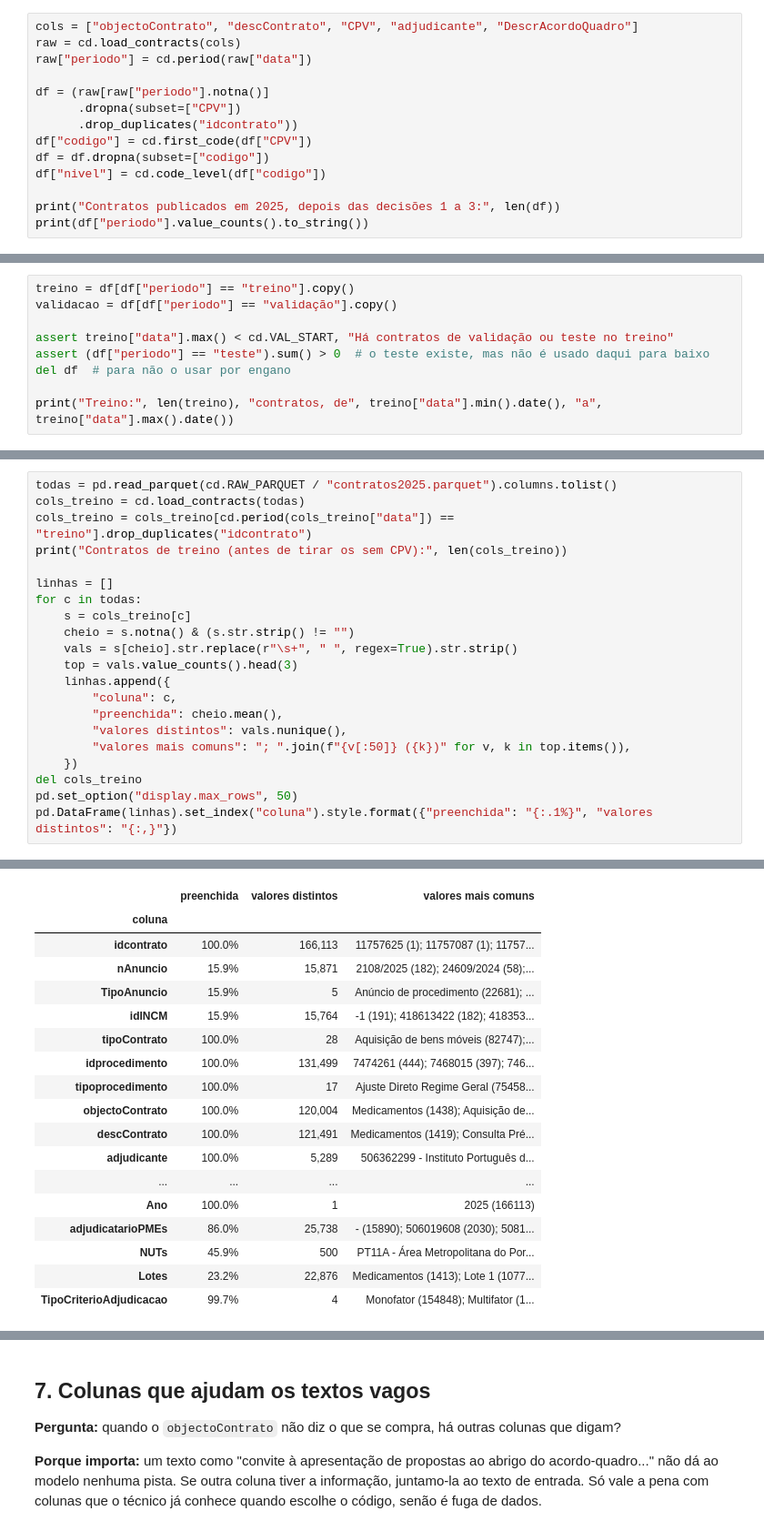
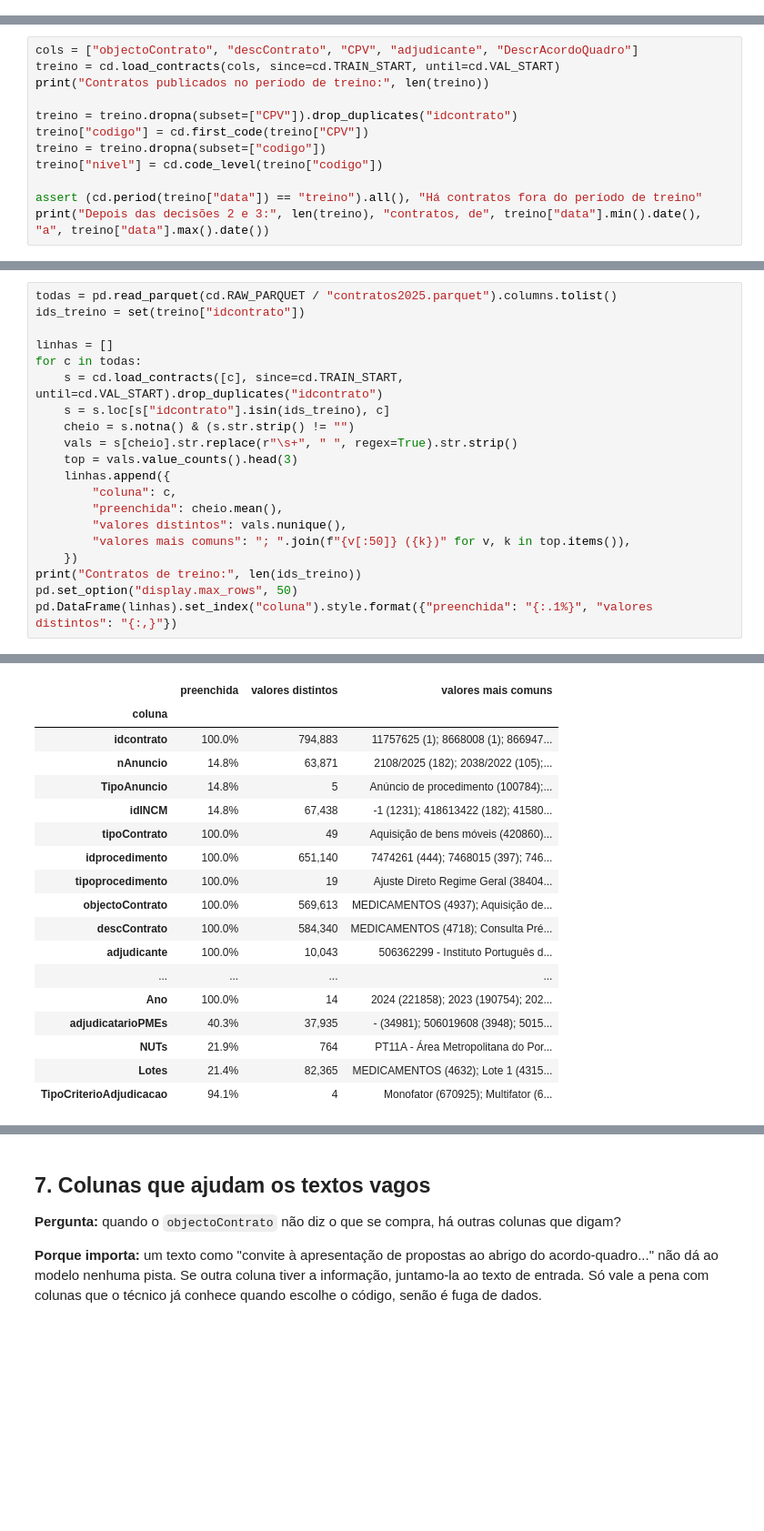
Before and after one commit to ricardoo022/cpv-portal-base, a Jupyter notebook: notebooks/01_exploracao.ipynb, the cells around one changed output, grey strips where cells are left out. Shown at 91% size. Cells and saved outputs as stored; diff of their text form; blank space fills up the shorter version.

```diff
--- a/notebooks/01_exploracao.ipynb
+++ b/notebooks/01_exploracao.ipynb
@@ -56,14 +58,0 @@ Carregar os contratos e aplicar as decisões 1 a 3 do `qualidade_dados.md`:
-# %%
-cols = ["objectoContrato", "descContrato", "CPV", "adjudicante", "DescrAcordoQuadro"]
-raw = cd.load_contracts(cols)
-raw["periodo"] = cd.period(raw["data"])
-
-df = (raw[raw["periodo"].notna()]
-      .dropna(subset=["CPV"])
-      .drop_duplicates("idcontrato"))
-df["codigo"] = cd.first_code(df["CPV"])
-df = df.dropna(subset=["codigo"])
-df["nivel"] = cd.code_level(df["codigo"])
-
-print("Contratos publicados em 2025, depois das decisões 1 a 3:", len(df))
-print(df["periodo"].value_counts().to_string())
@@ -75,0 +59,12 @@ validação     22610
+# %%
+cols = ["objectoContrato", "descContrato", "CPV", "adjudicante", "DescrAcordoQuadro"]
+treino = cd.load_contracts(cols, since=cd.TRAIN_START, until=cd.VAL_START)
+print("Contratos publicados no período de treino:", len(treino))
+
+treino = treino.dropna(subset=["CPV"]).drop_duplicates("idcontrato")
+treino["codigo"] = cd.first_code(treino["CPV"])
+treino = treino.dropna(subset=["codigo"])
+treino["nivel"] = cd.code_level(treino["codigo"])
+
+assert (cd.period(treino["data"]) == "treino").all(), "Há contratos fora do período de treino"
+print("Depois das decisões 2 e 3:", len(treino), "contratos, de", treino["data"].min().date(), "a", treino["data"].max().date())
@@ -78,9 +77,0 @@ A partir daqui só se usa `treino`. A verificação abaixo **para o notebook com
-# %%
-treino = df[df["periodo"] == "treino"].copy()
-validacao = df[df["periodo"] == "validação"].copy()
-
-assert treino["data"].max() < cd.VAL_START, "Há contratos de validação ou teste no treino"
-assert (df["periodo"] == "teste").sum() > 0  # o teste existe, mas não é usado daqui para baixo
-del df  # para não o usar por engano
-
-print("Treino:", len(treino), "contratos, de", treino["data"].min().date(), "a", treino["data"].max().date())
@@ -97,12 +86,11 @@ Os valores mais comuns ficam cortados a 50 caracteres.
 # %%
 todas = pd.read_parquet(cd.RAW_PARQUET / "contratos2025.parquet").columns.tolist()
-cols_treino = cd.load_contracts(todas)
-cols_treino = cols_treino[cd.period(cols_treino["data"]) == "treino"].drop_duplicates("idcontrato")
-print("Contratos de treino (antes de tirar os sem CPV):", len(cols_treino))
+ids_treino = set(treino["idcontrato"])
 
 linhas = []
 for c in todas:
-    s = cols_treino[c]
+    s = cd.load_contracts([c], since=cd.TRAIN_START, until=cd.VAL_START).drop_duplicates("idcontrato")
+    s = s.loc[s["idcontrato"].isin(ids_treino), c]
     cheio = s.notna() & (s.str.strip() != "")
     vals = s[cheio].str.replace(r"\s+", " ", regex=True).str.strip()
     top = vals.value_counts().head(3)
@@ -112,7 +100,7 @@ for c in todas:
         "valores distintos": vals.nunique(),
         "valores mais comuns": "; ".join(f"{v[:50]} ({k})" for v, k in top.items()),
     })
-del cols_treino
+print("Contratos de treino:", len(ids_treino))
 pd.set_option("display.max_rows", 50)
 pd.DataFrame(linhas).set_index("coluna").style.format({"preenchida": "{:.1%}", "valores distintos": "{:,}"})
 # %% [output]
@@ -120,20 +108,20 @@ Contratos de treino (antes de tirar os sem CPV): 166113
 |  | preenchida | valores distintos | valores mais comuns |
 | coluna |  |  |  |
-| idcontrato | 100.0% | 166,113 | 11757625 (1); 11757087 (1); 11757... |
-| nAnuncio | 15.9% | 15,871 | 2108/2025 (182); 24609/2024 (58);... |
-| TipoAnuncio | 15.9% | 5 | Anúncio de procedimento (22681); ... |
-| idINCM | 15.9% | 15,764 | -1 (191); 418613422 (182); 418353... |
-| tipoContrato | 100.0% | 28 | Aquisição de bens móveis (82747);... |
-| idprocedimento | 100.0% | 131,499 | 7474261 (444); 7468015 (397); 746... |
-| tipoprocedimento | 100.0% | 17 | Ajuste Direto Regime Geral (75458... |
-| objectoContrato | 100.0% | 120,004 | Medicamentos (1438); Aquisição de... |
-| descContrato | 100.0% | 121,491 | Medicamentos (1419); Consulta Pré... |
-| adjudicante | 100.0% | 5,289 | 506362299 - Instituto Português d... |
+| idcontrato | 100.0% | 794,883 | 11757625 (1); 8668008 (1); 866947... |
+| nAnuncio | 14.8% | 63,871 | 2108/2025 (182); 2038/2022 (105);... |
+| TipoAnuncio | 14.8% | 5 | Anúncio de procedimento (100784);... |
+| idINCM | 14.8% | 67,438 | -1 (1231); 418613422 (182); 41580... |
+| tipoContrato | 100.0% | 49 | Aquisição de bens móveis (420860)... |
+| idprocedimento | 100.0% | 651,140 | 7474261 (444); 7468015 (397); 746... |
+| tipoprocedimento | 100.0% | 19 | Ajuste Direto Regime Geral (38404... |
+| objectoContrato | 100.0% | 569,613 | MEDICAMENTOS (4937); Aquisição de... |
+| descContrato | 100.0% | 584,340 | MEDICAMENTOS (4718); Consulta Pré... |
+| adjudicante | 100.0% | 10,043 | 506362299 - Instituto Português d... |
 | ... | ... | ... | ... |
-| Ano | 100.0% | 1 | 2025 (166113) |
-| adjudicatarioPMEs | 86.0% | 25,738 | - (15890); 506019608 (2030); 5081... |
-| NUTs | 45.9% | 500 | PT11A - Área Metropolitana do Por... |
-| Lotes | 23.2% | 22,876 | Medicamentos (1413); Lote 1 (1077... |
-| TipoCriterioAdjudicacao | 99.7% | 4 | Monofator (154848); Multifator (1... |
+| Ano | 100.0% | 14 | 2024 (221858); 2023 (190754); 202... |
+| adjudicatarioPMEs | 40.3% | 37,935 | - (34981); 506019608 (3948); 5015... |
+| NUTs | 21.9% | 764 | PT11A - Área Metropolitana do Por... |
+| Lotes | 21.4% | 82,365 | MEDICAMENTOS (4632); Lote 1 (4315... |
+| TipoCriterioAdjudicacao | 94.1% | 4 | Monofator (670925); Multifator (6... |
 # %% [markdown]
 **Como ler:**
```
Also changed, not shown: parts of 30 cells of this notebook, 3 other files.
